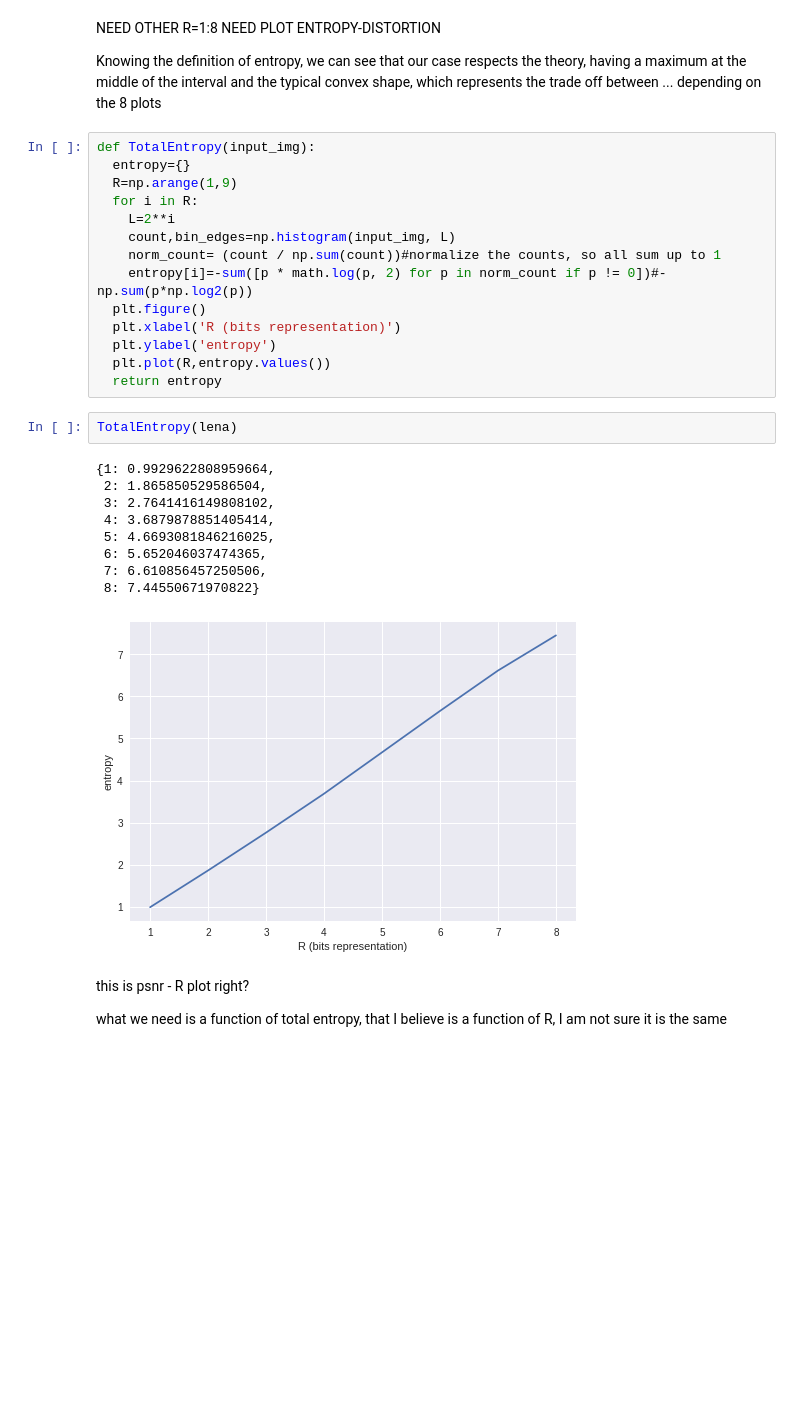
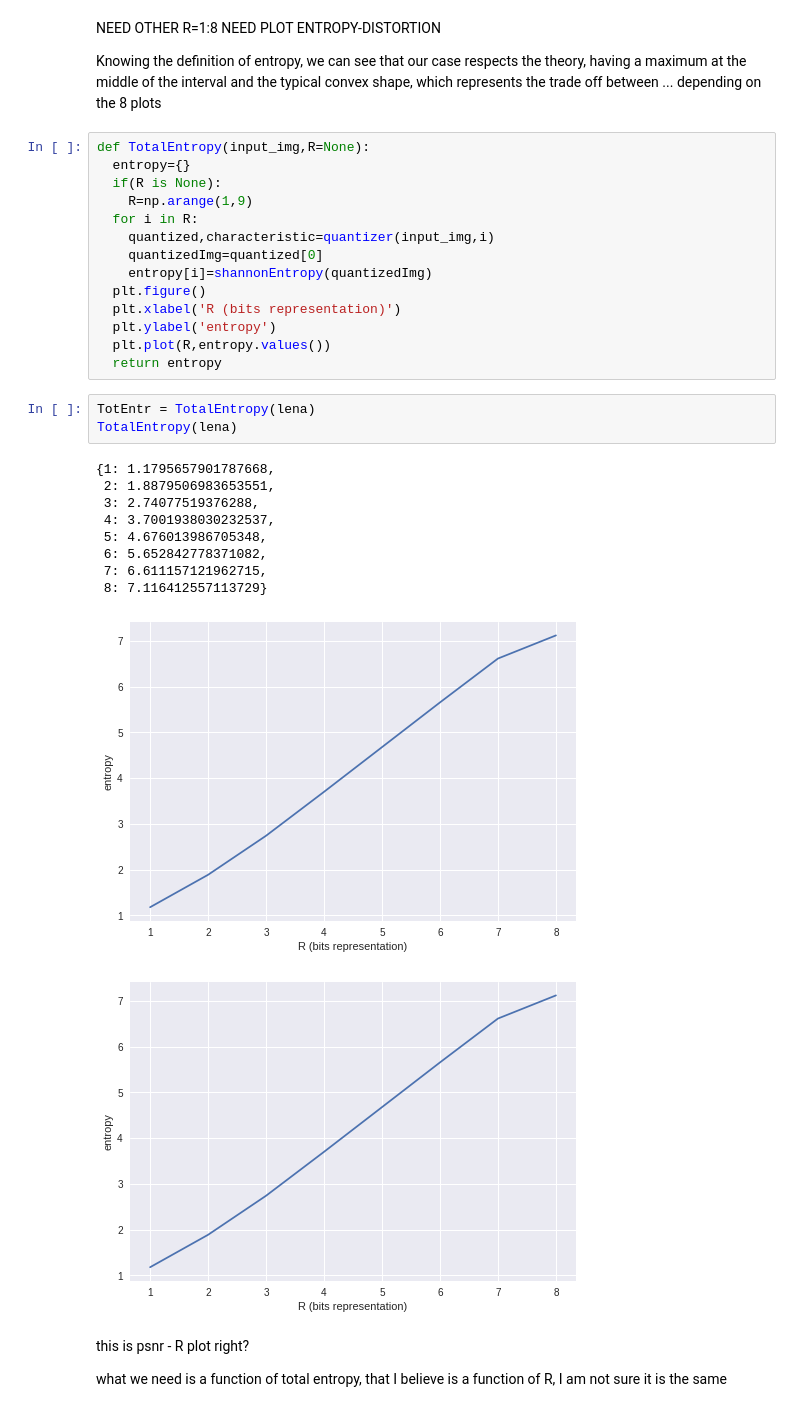
Before and after one commit to alvarogg777/colabCompression, a Jupyter notebook: Compress_Lab1.ipynb, the cells around one changed output. Saved outputs shown, nothing was run; the diff lists cells and outputs as text; blank space fills up the shorter version.

```diff
--- a/Compress_Lab1.ipynb
+++ b/Compress_Lab1.ipynb
@@ -109,31 +122,33 @@ NEED PLOT ENTROPY-DISTORTION
 Knowing the definition of entropy, we can see that our case respects the theory, having a maximum at the middle of the interval and the typical convex shape, which represents the trade off between
 ... depending on the 8 plots
 # %%
-def TotalEntropy(input_img):
+def TotalEntropy(input_img,R=None):
   entropy={}
-  R=np.arange(1,9)
+  if(R is None):
+    R=np.arange(1,9)
   for i in R:
-    L=2**i
-    count,bin_edges=np.histogram(input_img, L)
-    norm_count= (count / np.sum(count))#normalize the counts, so all sum up to 1
-    entropy[i]=-sum([p * math.log(p, 2) for p in norm_count if p != 0])#-np.sum(p*np.log2(p))
+    quantized,characteristic=quantizer(input_img,i)
+    quantizedImg=quantized[0]
+    entropy[i]=shannonEntropy(quantizedImg)
   plt.figure()
   plt.xlabel('R (bits representation)')
   plt.ylabel('entropy')
   plt.plot(R,entropy.values())
   return entropy
-# %%
-TotalEntropy(lena)
-# %% [output]
-{1: 0.9929622808959664,
- 2: 1.865850529586504,
- 3: 2.7641416149808102,
- 4: 3.6879878851405414,
- 5: 4.6693081846216025,
- 6: 5.652046037474365,
- 7: 6.610856457250506,
- 8: 7.44550671970822}
-[figure, removed]
+# %%
+TotEntr = TotalEntropy(lena)
+TotalEntropy(lena)
+# %% [output]
+{1: 1.1795657901787668,
+ 2: 1.8879506983653551,
+ 3: 2.74077519376288,
+ 4: 3.7001938030232537,
+ 5: 4.676013986705348,
+ 6: 5.652842778371082,
+ 7: 6.611157121962715,
+ 8: 7.116412557113729}
+[figure, added]
+[figure, added]
 # %% [markdown]
 this is psnr - R plot right?
 
```
Also changed, not shown: parts of 7 cells of this notebook.
